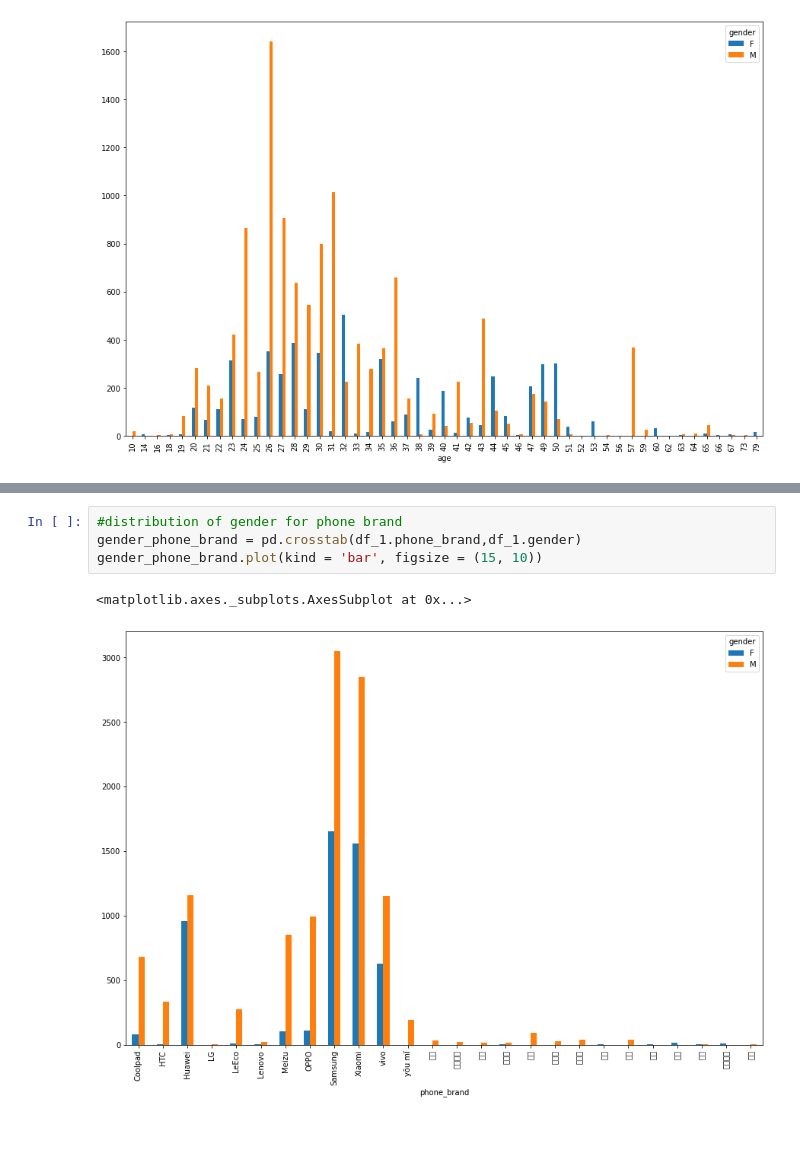
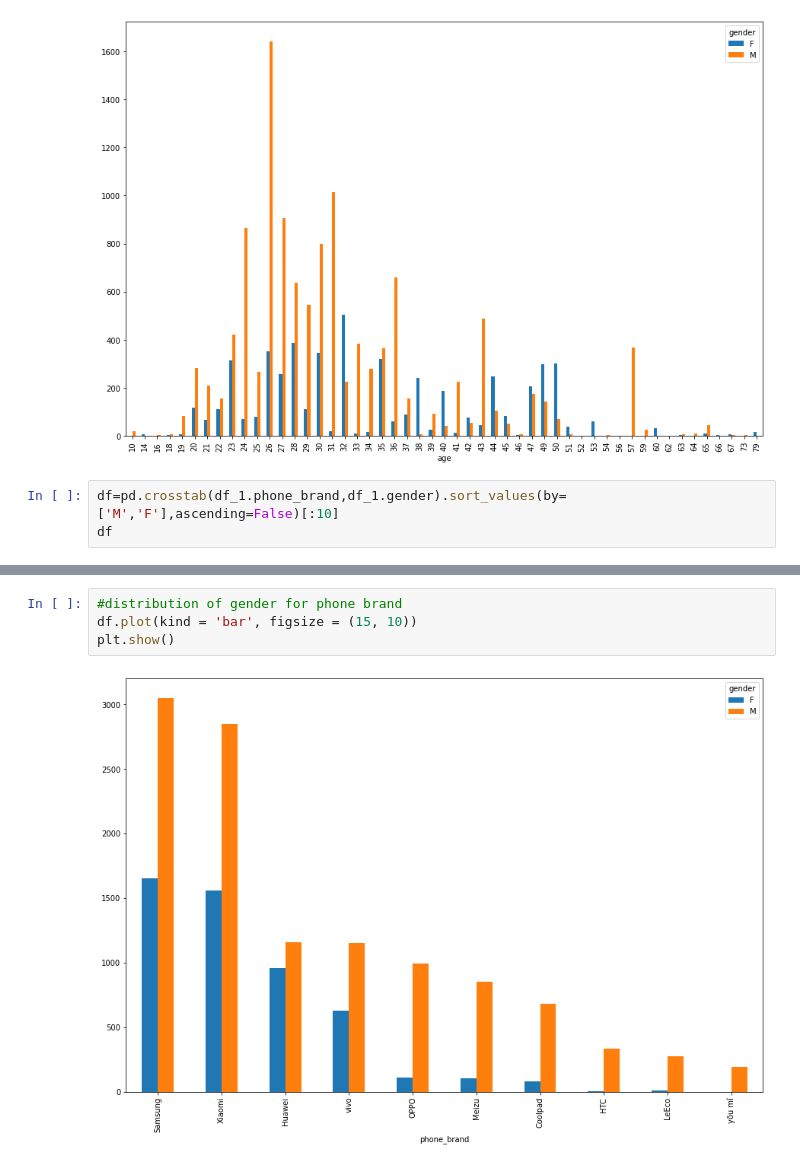
Before and after one commit to ShubhamCJagtap/Capstone_Project_1_EDA, a Jupyter notebook: CAPSTONE_EDA.ipynb, the cells around one changed output, grey strips where cells are left out. Drawn from its saved outputs; the diff is of its cells as text; blank space fills up the shorter version.

```diff
--- a/CAPSTONE_EDA.ipynb
+++ b/CAPSTONE_EDA.ipynb
@@ -286,3 +305,6 @@ gender_age.plot(kind = 'bar', figsize = (15, 10))
 # %% [output]
 <matplotlib.axes._subplots.AxesSubplot at 0x...>
 [figure]
+# %%
+df=pd.crosstab(df_1.phone_brand,df_1.gender).sort_values(by=['M','F'],ascending=False)[:10]
+df
@@ -289,7 +324,6 @@ gender_age.plot(kind = 'bar', figsize = (15, 10))
 # %%
 #distribution of gender for phone brand
-gender_phone_brand = pd.crosstab(df_1.phone_brand,df_1.gender)
-gender_phone_brand.plot(kind = 'bar', figsize = (15, 10))
+df.plot(kind = 'bar', figsize = (15, 10))
+plt.show()
 # %% [output]
-<matplotlib.axes._subplots.AxesSubplot at 0x...>
-[figure, old version]
+[figure, new version]
```
Also changed, not shown: parts of 8 cells of this notebook.
